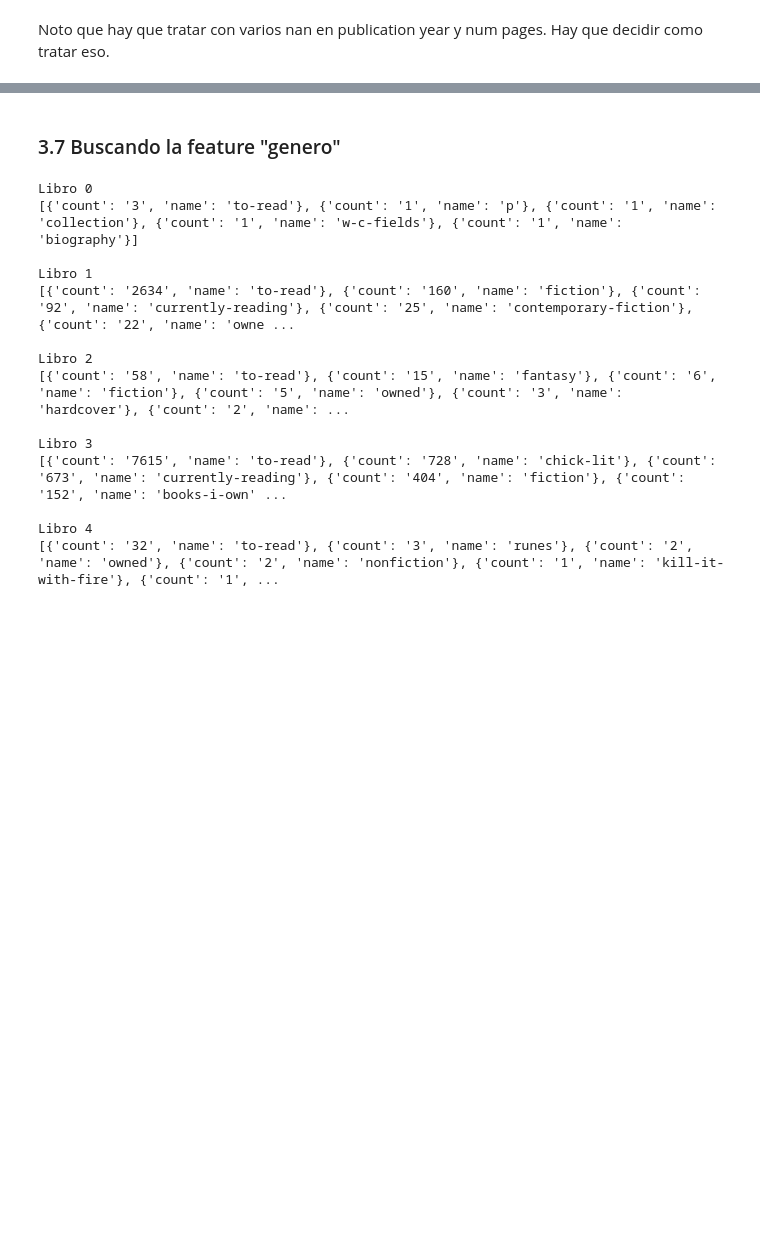
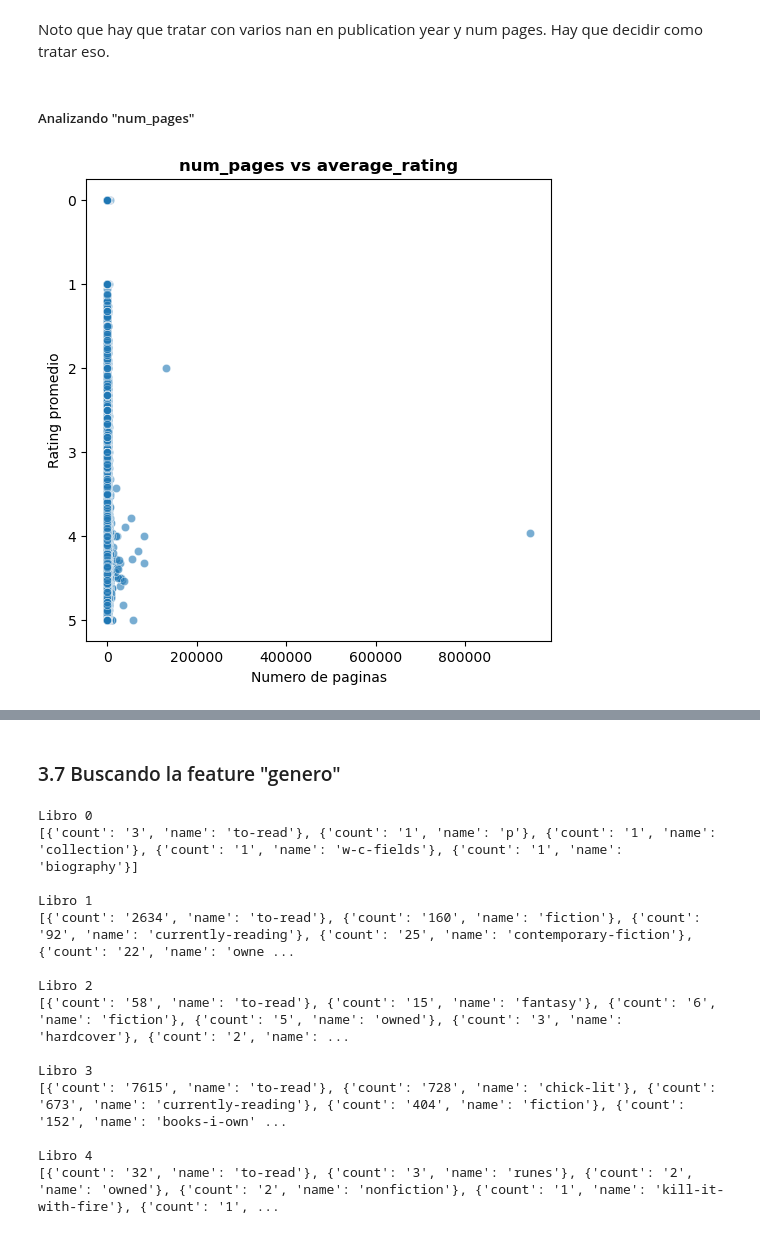
Before and after one commit to SolGarciaPereyra/Clasificador_Recomendador_Libros, a Jupyter notebook: eda_y_preprocesamiento.ipynb, the cells around one changed output, grey strips where cells are left out. Drawn from its saved outputs; the diff is of its cells as text; code cells hidden in the pictures; blank space fills up the shorter version.

```diff
--- a/eda_y_preprocesamiento.ipynb
+++ b/eda_y_preprocesamiento.ipynb
@@ -204,2 +239,13 @@ print(df_us_en["publication_year"].isna().sum())
 # %% [markdown]
 Noto que hay que tratar con varios nan en publication year y num pages. Hay que decidir como tratar eso.
+# %% [markdown]
+##### Analizando "num_pages"
+# %%
+plt.figure(figsize = (6, 6))
+sns.scatterplot(data = df_us_en, x = "num_pages", y = "average_rating", alpha = 0.6)
+plt.xlabel("Numero de paginas")
+plt.ylabel("Rating promedio")
+plt.title("num_pages vs average_rating", fontweight = "bold")
+plt.show()
+# %% [output]
+[figure, added]
```
Also changed, not shown: parts of 13 cells of this notebook, 2 other files.
